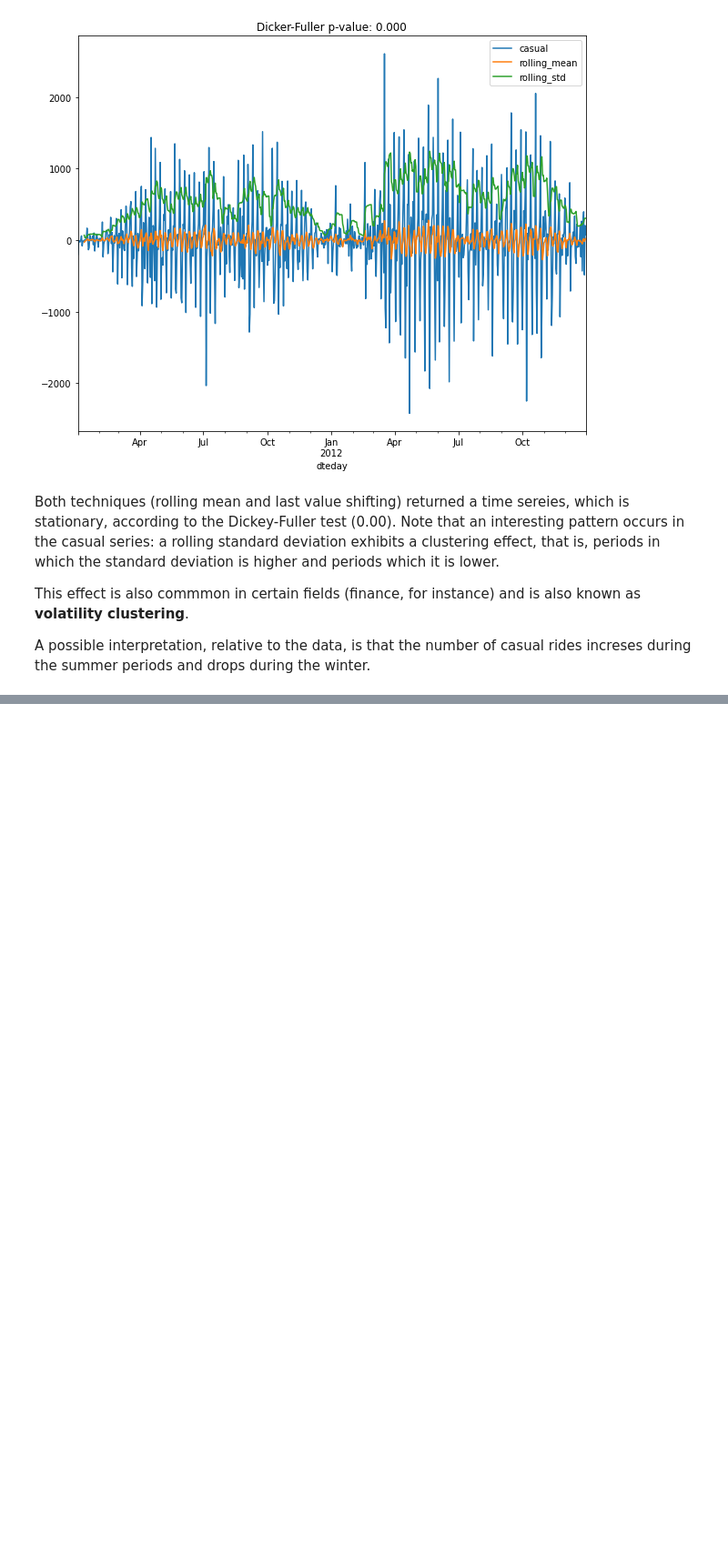
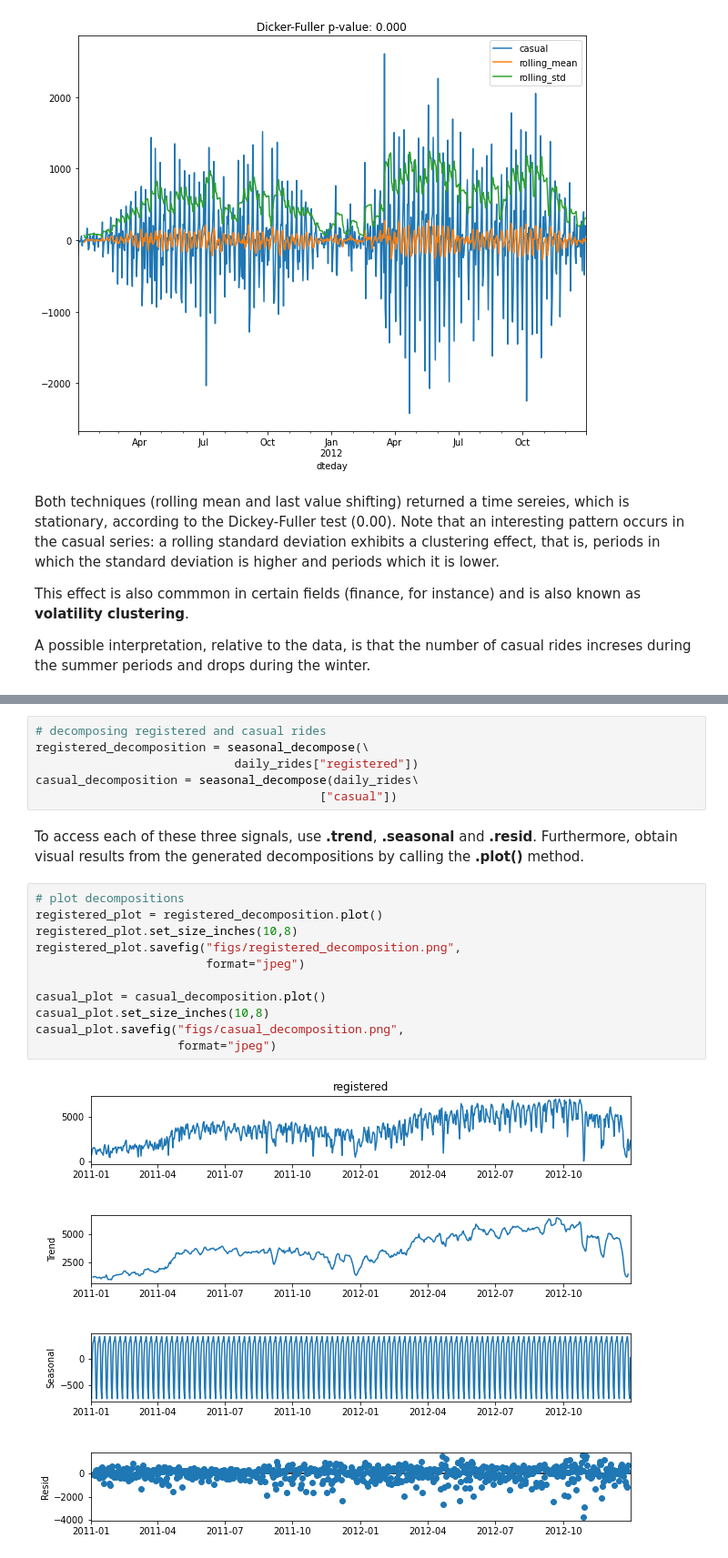
Before and after one commit to manuelinfosec/bike-sharing-analysis, a Jupyter notebook: main.ipynb, the cells around one changed output, grey strips where cells are left out. Shown at 91% size. Drawn from its saved outputs; the diff is of its cells as text; blank space fills up the shorter version.

Commit message:
Time Series Decomposition In Trend, Seasonality And Residual Components

```diff
--- a/main.ipynb
+++ b/main.ipynb
@@ -692,0 +714,21 @@ A possible interpretation, relative to the data, is that the number of casual ri
+# %%
+# decomposing registered and casual rides
+registered_decomposition = seasonal_decompose(\
+                            daily_rides["registered"])
+casual_decomposition = seasonal_decompose(daily_rides\
+                                        ["casual"])
+# %% [markdown]
+To access each of these three signals, use **.trend**, **.seasonal** and **.resid**. Furthermore, obtain visual results from the generated decompositions by calling the **.plot()** method.
+# %%
+# plot decompositions
+registered_plot = registered_decomposition.plot()
+registered_plot.set_size_inches(10,8)
+registered_plot.savefig("figs/registered_decomposition.png",
+                        format="jpeg")
+
+casual_plot = casual_decomposition.plot()
+casual_plot.set_size_inches(10,8)
+casual_plot.savefig("figs/casual_decomposition.png",
+                    format="jpeg")
+# %% [output]
+[figure, added]
```
Also changed, not shown: parts of 8 cells of this notebook, 5 other files.
